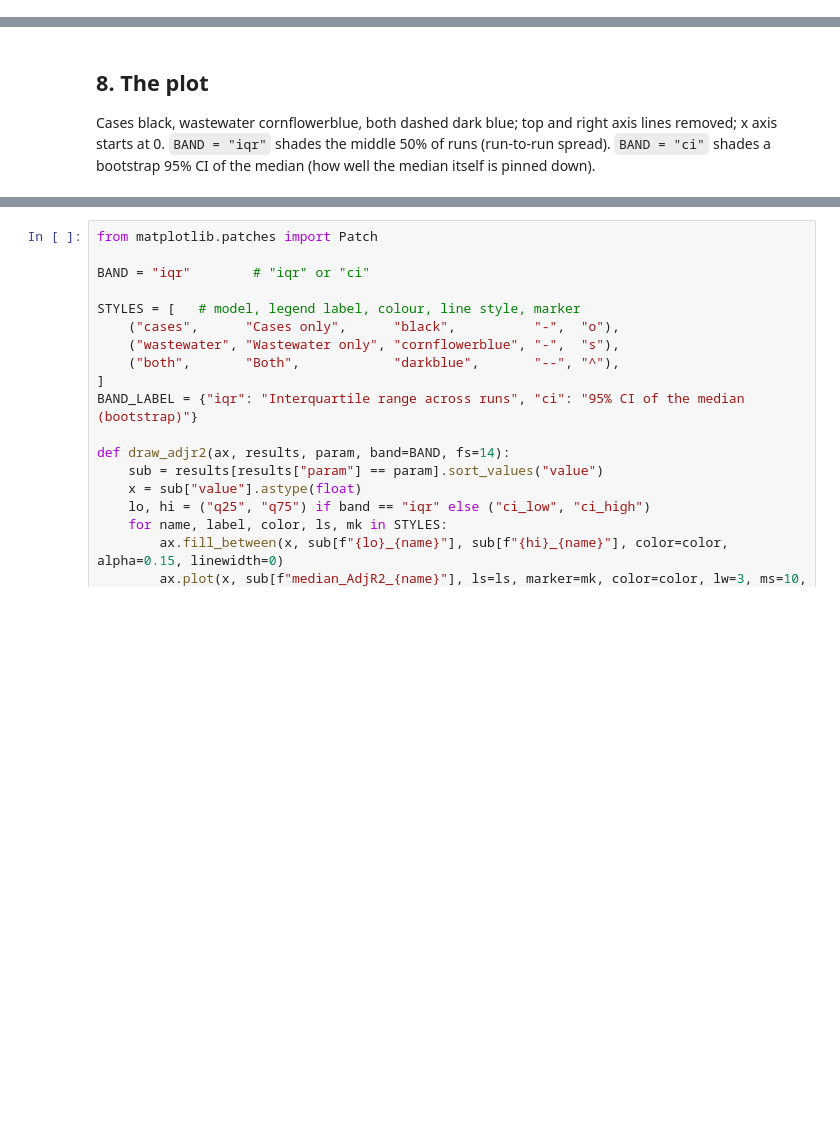
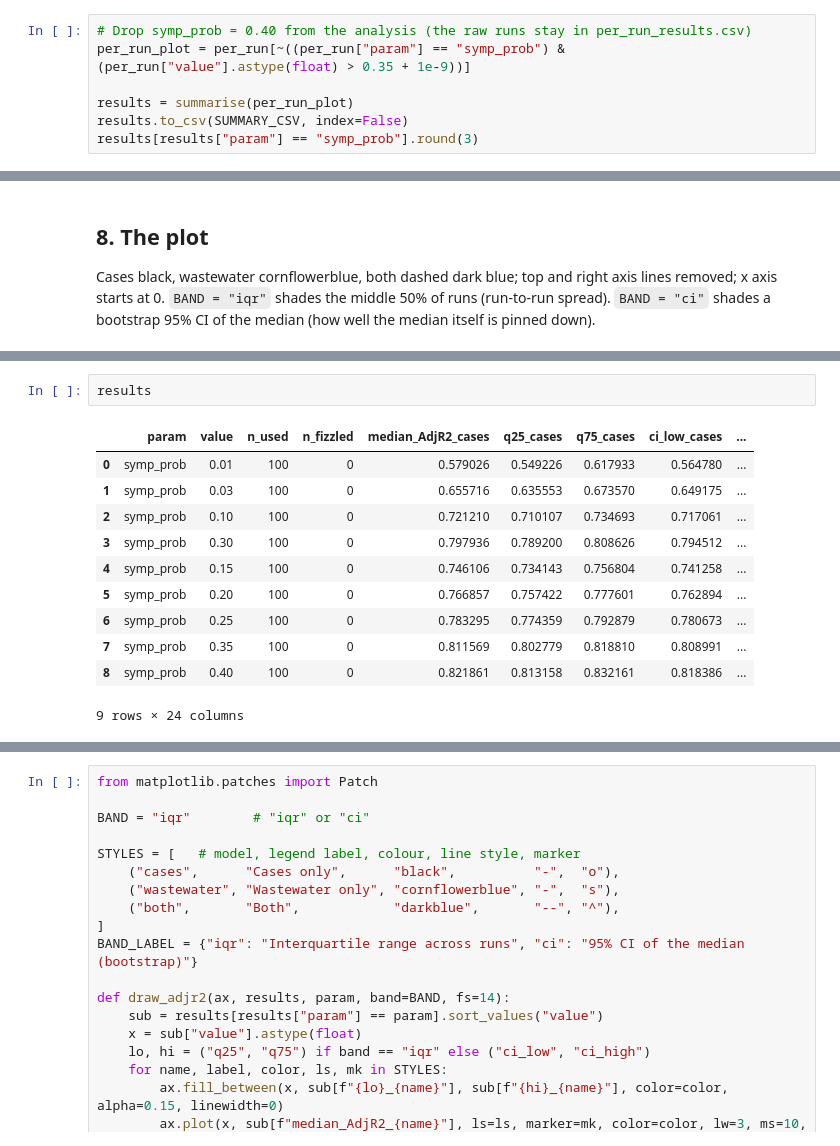
Before and after one commit to andersen-lab/covasim4wastewater, a Jupyter notebook: modeling/analysis_sandiego_cases_waste_water/sensitivity_symp_prob_rerun.ipynb, the cells around one changed output, grey strips where cells are left out. Saved outputs shown, nothing was run; the diff lists cells and outputs as text; blank space fills up the shorter version.

```diff
--- a/modeling/analysis_sandiego_cases_waste_water/sensitivity_symp_prob_rerun.ipynb
+++ b/modeling/analysis_sandiego_cases_waste_water/sensitivity_symp_prob_rerun.ipynb
@@ -267,3 +303,10 @@ results
 | 2 | symp_prob | 0.10 | 100 | 0 | 0.721210 | 0.710107 | 0.734693 | 0.717061 | ... |
 | 3 | symp_prob | 0.30 | 100 | 0 | 0.797936 | 0.789200 | 0.808626 | 0.794512 | ... |
 4 rows × 24 columns
+# %%
+# Drop symp_prob = 0.40 from the analysis (the raw runs stay in per_run_results.csv)
+per_run_plot = per_run[~((per_run["param"] == "symp_prob") & (per_run["value"].astype(float) > 0.35 + 1e-9))]
+
+results = summarise(per_run_plot)
+results.to_csv(SUMMARY_CSV, index=False)
+results[results["param"] == "symp_prob"].round(3)
@@ -316,0 +420,14 @@ Saved sensitivity_rerun/sensitivity_symp_prob_adjR2.png
+# %%
+results
+# %% [output]
+|  | param | value | n_used | n_fizzled | median_AdjR2_cases | q25_cases | q75_cases | ci_low_cases | ... |
+| 0 | symp_prob | 0.01 | 100 | 0 | 0.579026 | 0.549226 | 0.617933 | 0.564780 | ... |
+| 1 | symp_prob | 0.03 | 100 | 0 | 0.655716 | 0.635553 | 0.673570 | 0.649175 | ... |
+| 2 | symp_prob | 0.10 | 100 | 0 | 0.721210 | 0.710107 | 0.734693 | 0.717061 | ... |
+| 3 | symp_prob | 0.30 | 100 | 0 | 0.797936 | 0.789200 | 0.808626 | 0.794512 | ... |
+| 4 | symp_prob | 0.15 | 100 | 0 | 0.746106 | 0.734143 | 0.756804 | 0.741258 | ... |
+| 5 | symp_prob | 0.20 | 100 | 0 | 0.766857 | 0.757422 | 0.777601 | 0.762894 | ... |
+| 6 | symp_prob | 0.25 | 100 | 0 | 0.783295 | 0.774359 | 0.792879 | 0.780673 | ... |
+| 7 | symp_prob | 0.35 | 100 | 0 | 0.811569 | 0.802779 | 0.818810 | 0.808991 | ... |
+| 8 | symp_prob | 0.40 | 100 | 0 | 0.821861 | 0.813158 | 0.832161 | 0.818386 | ... |
+9 rows × 24 columns
```
Also changed, not shown: parts of 13 cells of this notebook.
